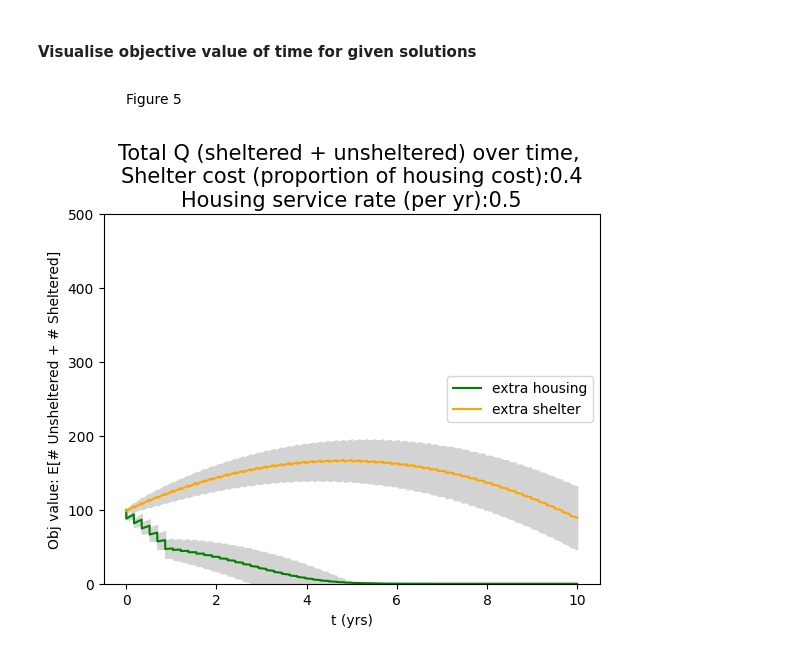
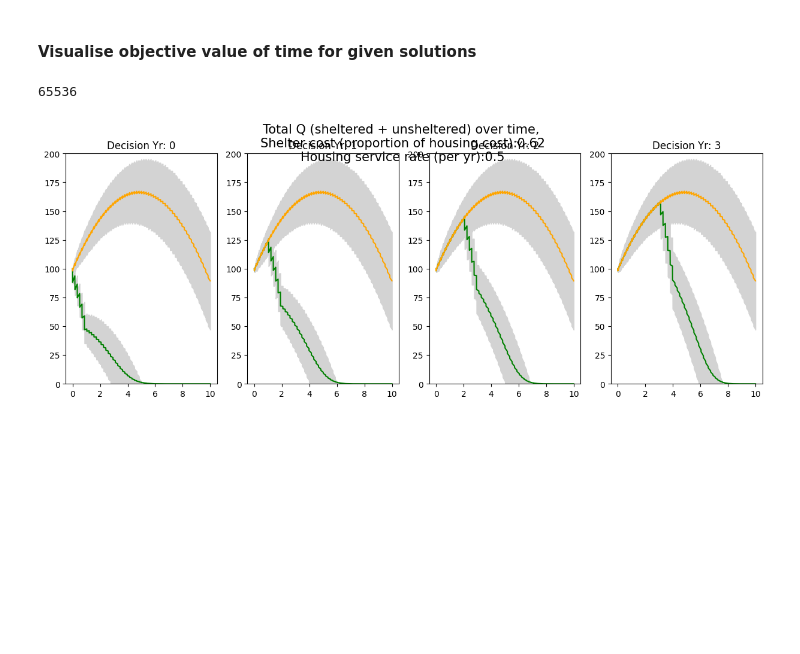
Before and after one commit to grahamburgess3/homeless_services, a Jupyter notebook: 06_analytical_model_vs_t.ipynb, the cells around one changed output. Drawn from its saved outputs; the diff is of its cells as text; code cells hidden in the pictures; blank space fills up the shorter version.

Commit message:
function to calculate percentiles and multiple plots over t

```diff
--- a/06_analytical_model_vs_t.ipynb
+++ b/06_analytical_model_vs_t.ipynb
@@ -27,7 +27,7 @@ s = 12 # baseline amount of shelters to add you can get for the price of 12 hous
 
 yrs_dec = 4 # decision space years
 
-additional_shelter = [hx + 90]
+additional_shelter = [hx + 36]
 service_times = [2]
 
 housing_imprv_all4_obj1 = [[] for i in range(len(additional_shelter))]
@@ -150,27 +145,41 @@ for t in range(data_10yr['analysis_horizon']*365):
+# %%
+housing_percentiles = []
+shelter_percentiles = []
+for yr in range(yrs_dec):
+    housing_percentiles.append(get_percentiles(yr, data_10yr['analysis_horizon']*365, {'low' : 0.1, 'high' : 0.9}, housing_imprv_all4_obj1_p_q, 0, 0))
+    shelter_percentiles.append(get_percentiles(yr, data_10yr['analysis_horizon']*365, {'low' : 0.1, 'high' : 0.9}, shelter_imprv_all4_obj1_p_q, 0, 0))
+# %%
+2**16
+# %% [output]
+65536
 # %%
-decision_yr_to_plot = 0
 title1 = 'Shelter cost (proportion of housing cost):'
 title2 = 'Housing service rate (per yr):'
+n_cl = yrs_dec
+n_rw = 1
+fig, axs = plt.subplots(n_rw, n_cl, figsize=(15, 5), sharex=True)
 x = [i/365 for i in range(3650)]
-y1 = [housing_imprv_all4_obj1_qu_unsh_vs_t[0][0][decision_yr_to_plot][i] + housing_imprv_all4_obj1_qu_sh_vs_t[0][0][decision_yr_to_plot][i] for i in range(3650)]
-y2 = [shelter_imprv_all4_obj1_qu_unsh_vs_t[0][0][decision_yr_to_plot][i] + shelter_imprv_all4_obj1_qu_sh_vs_t[0][0][decision_yr_to_plot][i] for i in range(3650)]
-n_rw = 1
-n_cl = 1
-plt.plot(x, y1, color = 'green', label = 'extra housing', markersize = 4)
-plt.plot(x, y2, color = 'orange', label = 'extra shelter', markersize = 4)
-plt.fill_between(x, percentiles_low_housing, percentiles_high_housing, color = 'lightgrey')
-plt.fill_between(x, percentiles_low_shelter, percentiles_high_shelter, color = 'lightgrey')
-plt.title('Total Q (sheltered + unsheltered) over time, \n' +
+for yr in range(n_cl):
+    y1 = [housing_imprv_all4_obj1_qu_unsh_vs_t[0][0][yr][i] + housing_imprv_all4_obj1_qu_sh_vs_t[0][0][yr][i] for i in range(3650)]
+    y2 = [shelter_imprv_all4_obj1_qu_unsh_vs_t[0][0][yr][i] + shelter_imprv_all4_obj1_qu_sh_vs_t[0][0][yr][i] for i in range(3650)]
+    line1, = axs[yr].plot(x, y1, color = 'green', label = 'extra housing')
+    line2, = axs[yr].plot(x, y2, color = 'orange', label = 'extra housing')
+    axs[yr].fill_between(x, housing_percentiles[yr]['low'], housing_percentiles[yr]['high'], color = 'lightgrey')
+    axs[yr].fill_between(x, shelter_percentiles[yr]['low'], shelter_percentiles[yr]['high'], color = 'lightgrey')
+    axs[yr].set_title('Decision Yr: ' + str(yr))
+    axs[yr].set_ylim(0,200)
+
+plt.suptitle('Total Q (sheltered + unsheltered) over time, \n' +
           title1 +
           str(round(hx/additional_shelter[0],2)) +
           '\n' +
           title2 +
           str(round(1/service_times[0],2)),fontsize = 15)
-plt.xlabel('t (yrs)')
-plt.ylabel('Obj value: E[# Unsheltered + # Sheltered]')
-plt.ylim(0,500)
-plt.text(0, 650, 'Figure 5')
-plt.legend(loc = 'center right')
+
+# plt.xlabel('t (yrs)')
+# plt.ylabel('Obj value: E[# Unsheltered + # Sheltered]')
+# plt.ylim(0,500)
+# plt.legend(loc = 'center right')
 plt.show()
 # %% [output]
-[figure, old version]
+[figure, new version]
```
Also changed, not shown: parts of 4 cells of this notebook, 3 other files.
